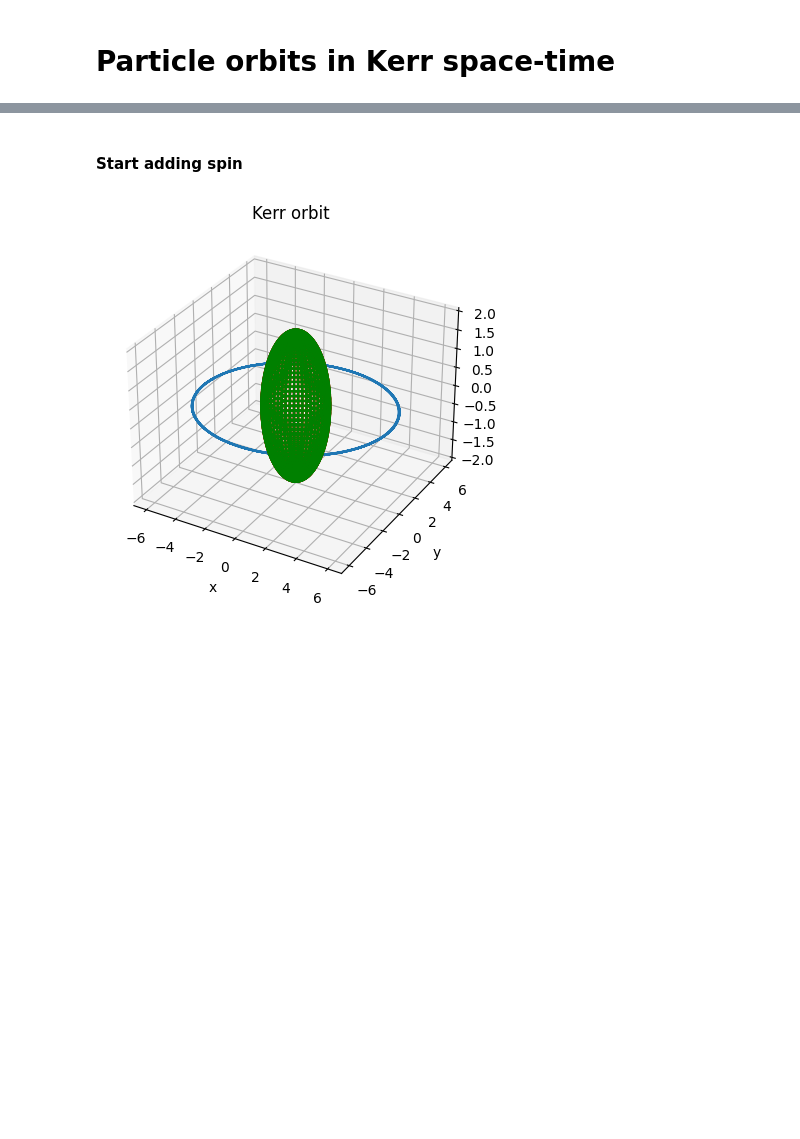
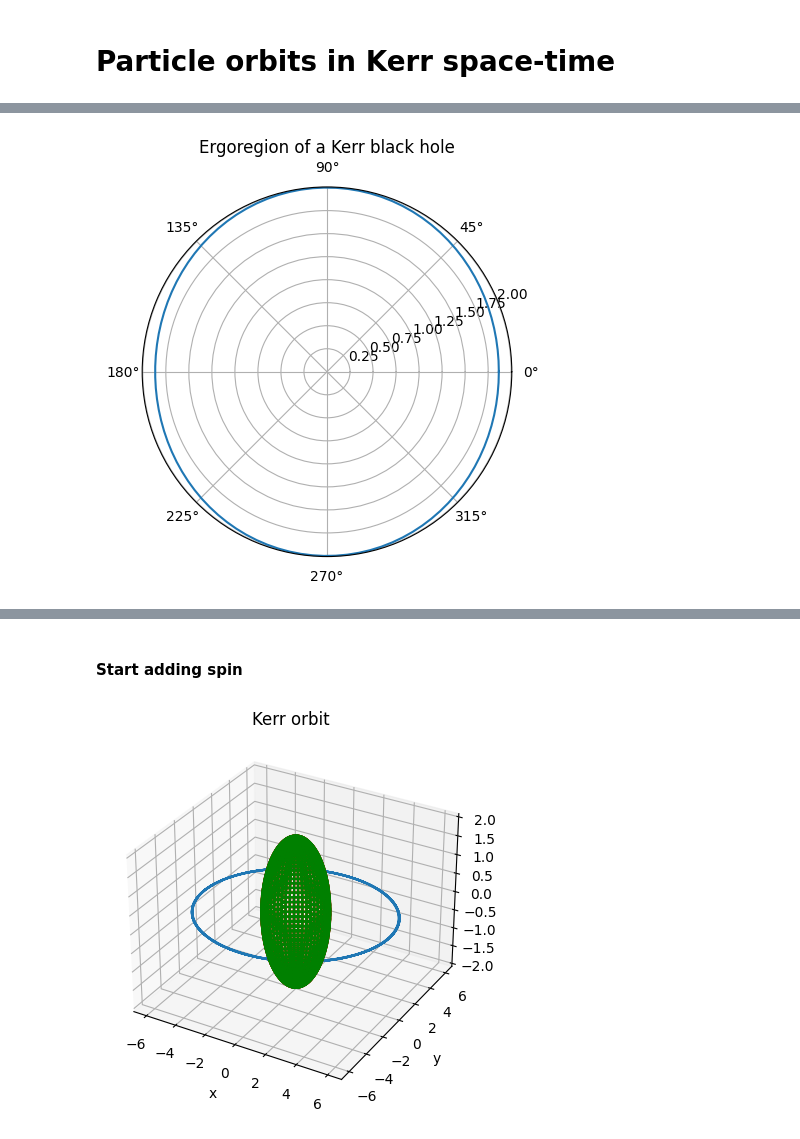
Before and after one commit to j-moncr/honours_nr, a Jupyter notebook: particle_orbits.ipynb, the cells around one changed output, grey strips where cells are left out. Drawn from its saved outputs; the diff is of its cells as text; code cells hidden in the pictures; blank space fills up the shorter version.

```diff
--- a/particle_orbits.ipynb
+++ b/particle_orbits.ipynb
@@ -135,0 +408,23 @@ plot_trajectory(x, y, z)
+# %%
+# Plot the ergoregion of a Kerr black hole in Python
+# Use the formula r=M+sqrt(M^2-a^2 cos^2(theta)) and do a polar plot
+
+import numpy as np
+import matplotlib.pyplot as plt
+
+# Define the parameters of the Kerr black hole
+M = 1 # Mass
+a = 0.5 # Angular momentum per unit mass
+
+# Define the range of theta values
+theta = np.linspace(0, 2*np.pi, 100)
+
+# Calculate the radius of the ergoregion using the formula
+r = M + np.sqrt(M**2 - a**2 * np.cos(theta)**2)
+
+# Make a polar plot of the ergoregion
+plt.polar(theta, r)
+plt.title("Ergoregion of a Kerr black hole")
+plt.show()
+# %% [output]
+[figure, added]
```
Also changed, not shown: parts of 12 cells of this notebook.
